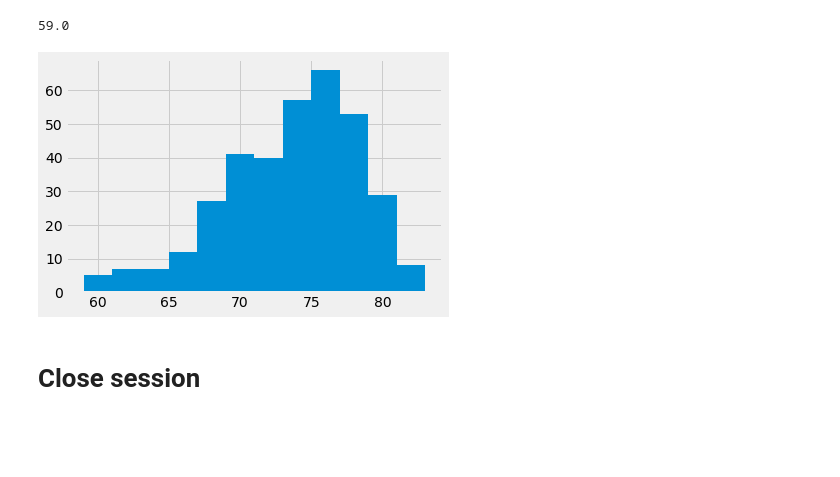
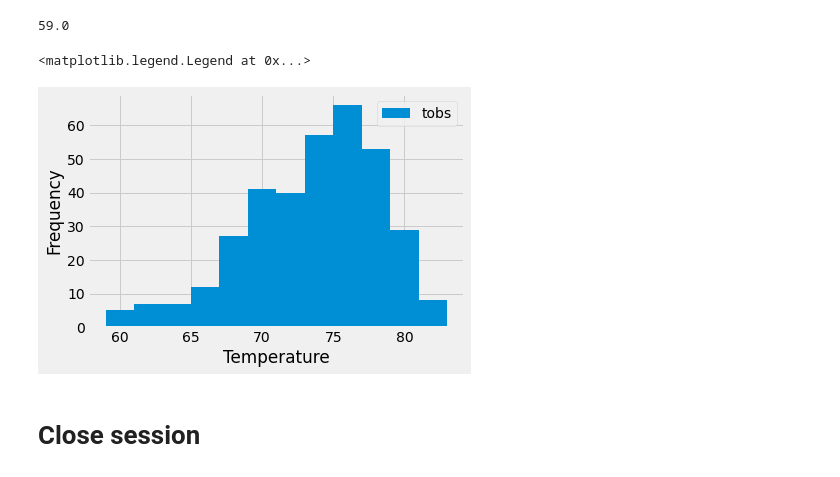
Before and after one commit to g8r1fl/sqlalchemy-challenge, a Jupyter notebook: climate_starter.ipynb, the cells around one changed output. Drawn from its saved outputs; the diff is of its cells as text; code cells hidden in the pictures; blank space fills up the shorter version.

```diff
--- a/climate_starter.ipynb
+++ b/climate_starter.ipynb
@@ -157,9 +163,13 @@ tobs.min()
 # %%
 tobs = np.array(session.query(Measurement.tobs).filter(Measurement.date > year_ago).filter(Measurement.station == most_active).all())
 # this didn't work well before because it was a list.  I figured out it needed to be an array and added 'np.array.
 ax = plt.hist(tobs, bins=12)
+plt.xlabel("Temperature")
+plt.ylabel("Frequency")
+plt.legend(["tobs"], loc='upper right')
 # %% [output]
+<matplotlib.legend.Legend at 0x...>
-[figure, old version]
+[figure, new version]
 # %% [markdown]
 # Close session
 # %%
```
Also changed, not shown: parts of 2 cells of this notebook, 1 other file.
